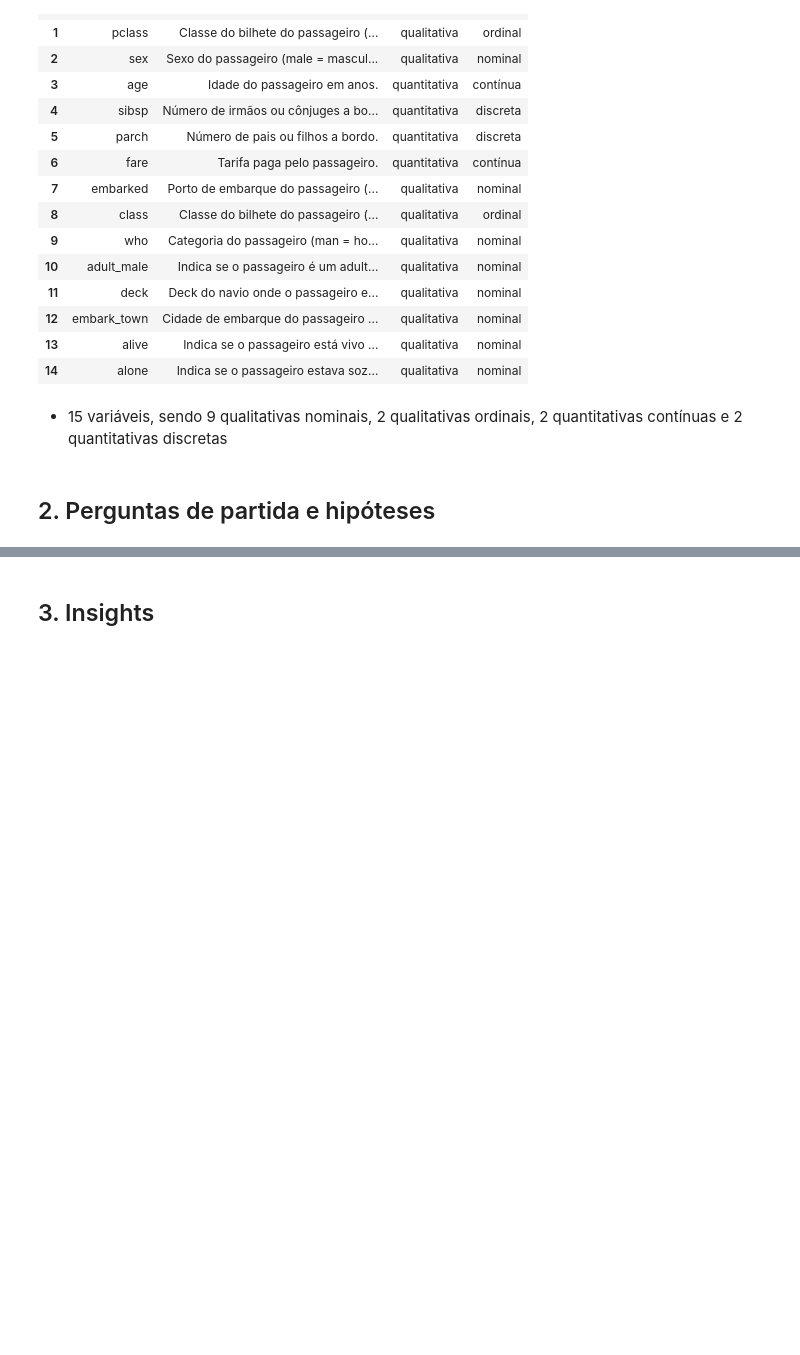
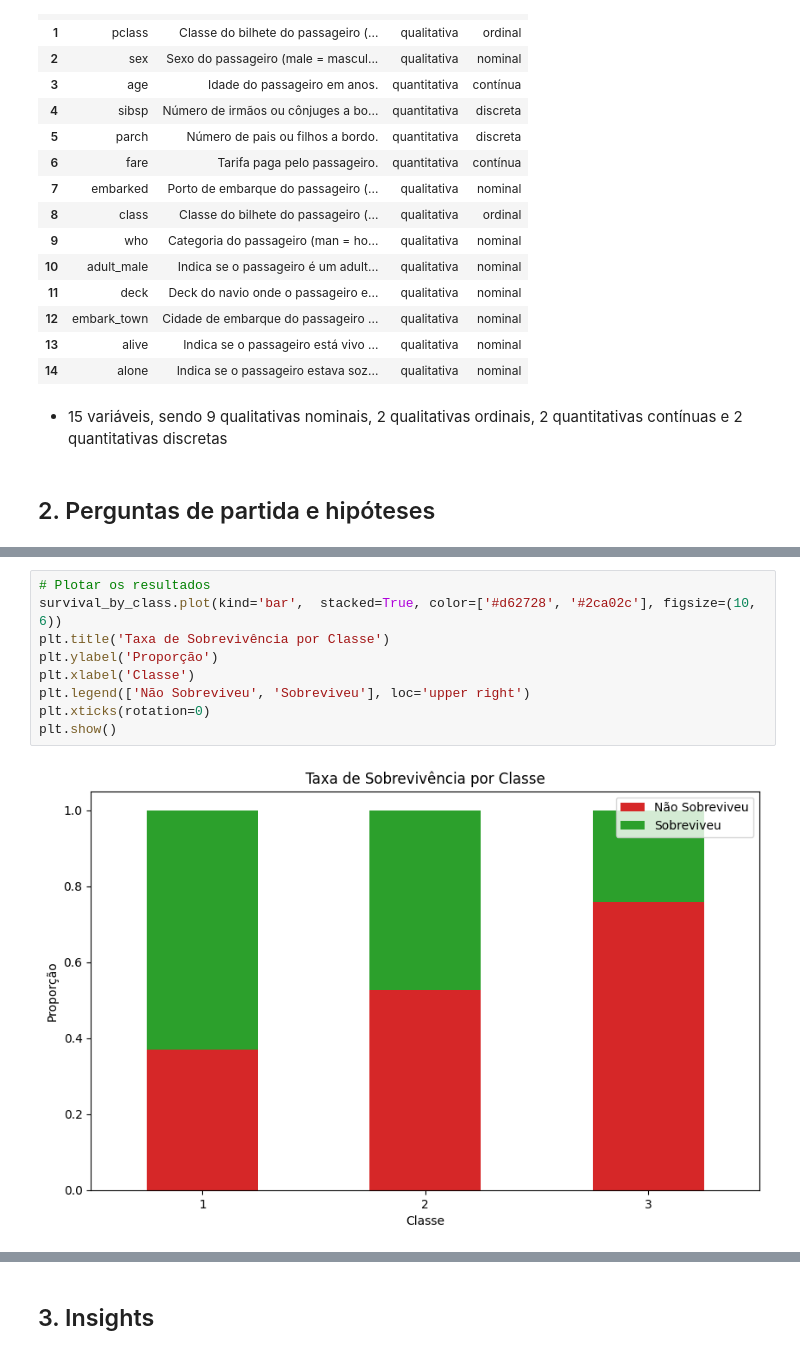
Before and after one commit to Helena190/Titanic-Data-Analysis-Python-Project, a Jupyter notebook: notebooks/01-exploratory_data_analysis.ipynb, the cells around one changed output, grey strips where cells are left out. Drawn from its saved outputs; the diff is of its cells as text; blank space fills up the shorter version.

```diff
--- a/notebooks/01-exploratory_data_analysis.ipynb
+++ b/notebooks/01-exploratory_data_analysis.ipynb
@@ -54,0 +119,11 @@ dicionario
+# %%
+# Plotar os resultados
+survival_by_class.plot(kind='bar',  stacked=True, color=['#d62728', '#2ca02c'], figsize=(10, 6))
+plt.title('Taxa de Sobrevivência por Classe')
+plt.ylabel('Proporção')
+plt.xlabel('Classe')
+plt.legend(['Não Sobreviveu', 'Sobreviveu'], loc='upper right')
+plt.xticks(rotation=0)
+plt.show()
+# %% [output]
+[figure, added]
```
Also changed, not shown: parts of 9 cells of this notebook.
